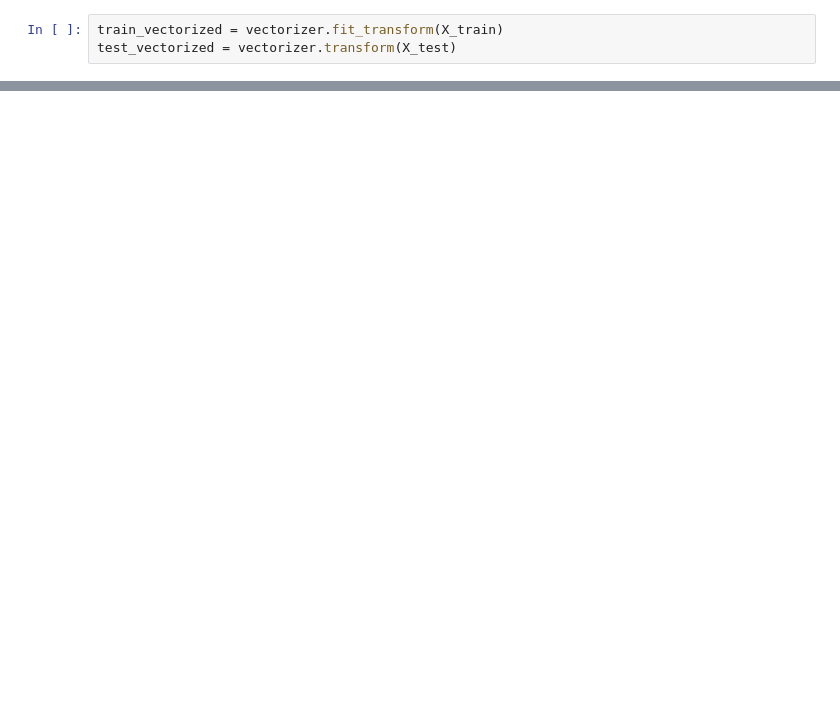
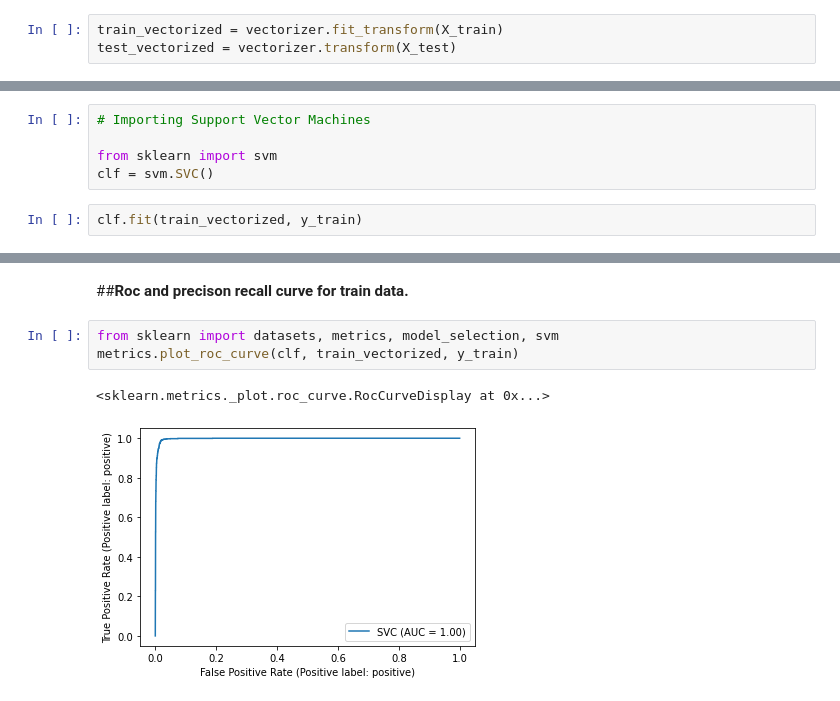
Before and after one commit to sagar2582/Sentiment-Analysis-of-Tweets, a Jupyter notebook: Tweets(Sentimental_Analysis).ipynb, the cells around one changed output, grey strips where cells are left out. Drawn from its saved outputs; the diff is of its cells as text; blank space fills up the shorter version.

```diff
--- a/Tweets(Sentimental_Analysis).ipynb
+++ b/Tweets(Sentimental_Analysis).ipynb
@@ -232,0 +233,7 @@ test_vectorized
+# %%
+# Importing Support Vector Machines
+
+from sklearn import svm
+clf = svm.SVC()
+# %%
+clf.fit(train_vectorized, y_train)
@@ -232,0 +258,8 @@ test_vectorized
+# %% [markdown]
+##**Roc and precison recall curve for train data.**
+# %%
+from sklearn import datasets, metrics, model_selection, svm
+metrics.plot_roc_curve(clf, train_vectorized, y_train)
+# %% [output]
+<sklearn.metrics._plot.roc_curve.RocCurveDisplay at 0x...>
+[figure, added]
```
Also changed, not shown: parts of 23 cells of this notebook.
